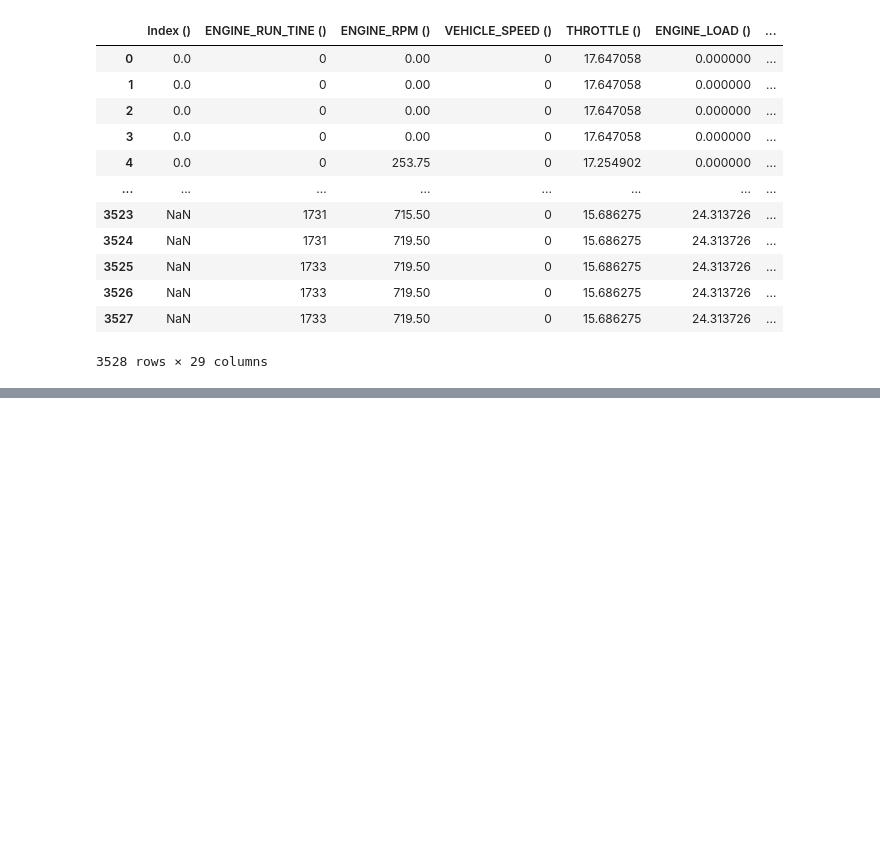
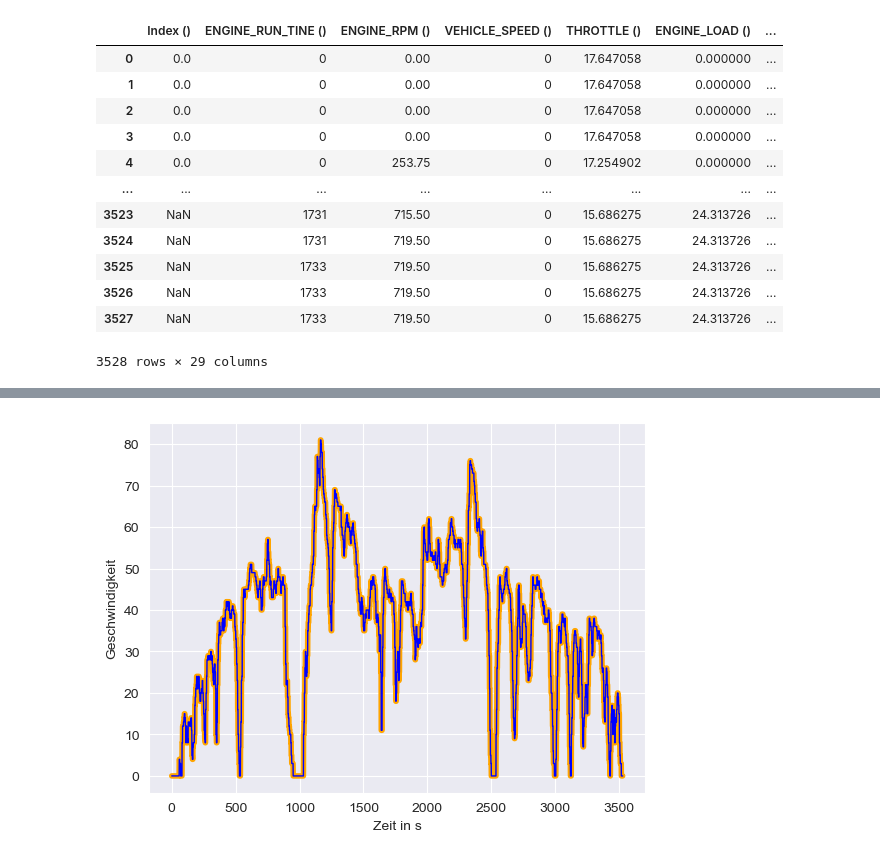
Before and after one commit to camila-duarte/verbrennungsmotoren, a Jupyter notebook: analyse/Motordrehzahl und Motordrehmoment.ipynb, the cells around one changed output, grey strips where cells are left out. Cells and saved outputs as stored; diff of their text form; code cells hidden in the pictures; blank space fills up the shorter version.

```diff
--- a/analyse/Motordrehzahl und Motordrehmoment.ipynb
+++ b/analyse/Motordrehzahl und Motordrehmoment.ipynb
@@ -73,0 +88,17 @@ data_drive1
+# %%
+# zum test berechnung der Geschwindigkeit auf grundlage der ermittelten Beschleunigung
+gesch =np.zeros(length)
+for i in range(length):
+    if 0 != i:
+        gesch[i] = gesch[i-1]+acc[i-1] #mal zeit entfällt, da delta t = 1s
+    else:
+        gesch[i] = 0
+plt.plot(data_drive1["VEHICLE_SPEED ()"],color="orange",linewidth=4)
+plt.plot(gesch,color="blue",linewidth=1)
+plt.xlabel("Zeit in s")
+plt.ylabel("Geschwindigkeit")
+plt.grid(True)
+plt.savefig("gesch.png")
+plt.show()
+# %% [output]
+[figure, added]
```
Also changed, not shown: parts of 6 cells of this notebook, 4 other files.
